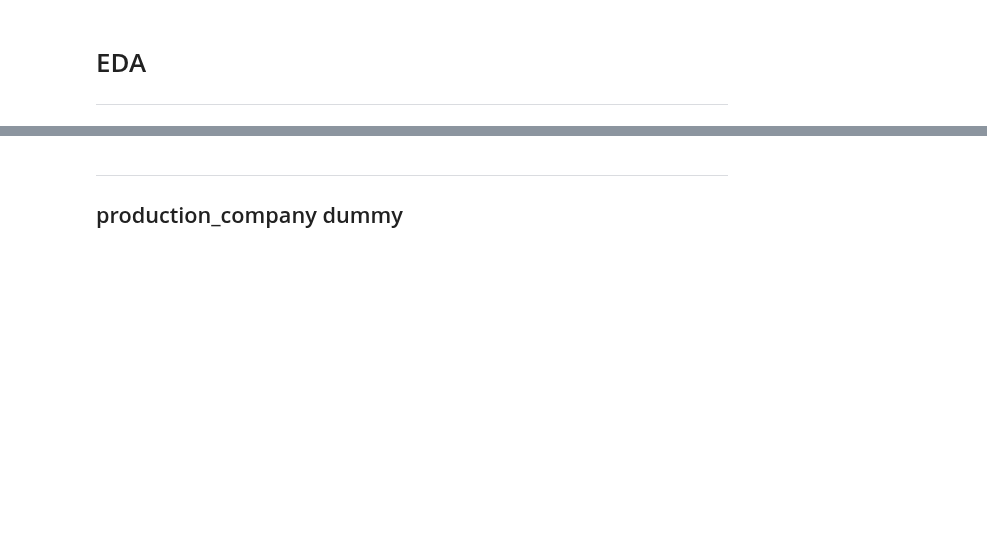
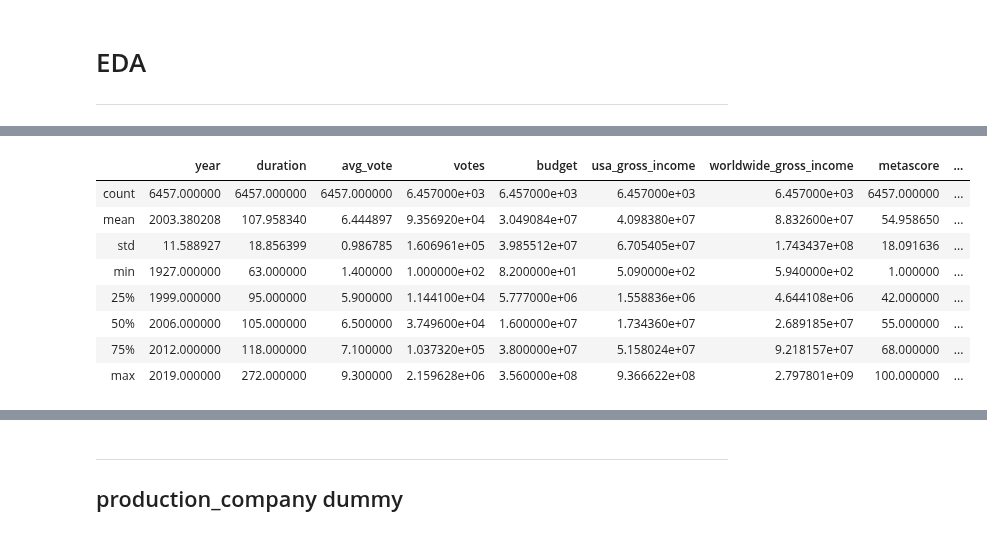
Before and after one commit to CreightonAshton/Scratchwork, a Jupyter notebook: Code/Movies/02-EDA.ipynb, the cells around one changed output, grey strips where cells are left out. Cells and saved outputs as stored; diff of their text form; code cells hidden in the pictures; blank space fills up the shorter version.

```diff
--- a/Code/Movies/02-EDA.ipynb
+++ b/Code/Movies/02-EDA.ipynb
@@ -19,0 +80,15 @@ df.head()
+# %%
+# this also appears to be an error so it'll be droped
+df.drop(index=3164, inplace=True)
+df.reset_index(drop=True, inplace=True)
+df.describe()
+# %% [output]
+|  | year | duration | avg_vote | votes | budget | usa_gross_income | worldwide_gross_income | metascore | ... |
+| count | 6457.000000 | 6457.000000 | 6457.000000 | 6.457000e+03 | 6.457000e+03 | 6.457000e+03 | 6.457000e+03 | 6457.000000 | ... |
+| mean | 2003.380208 | 107.958340 | 6.444897 | 9.356920e+04 | 3.049084e+07 | 4.098380e+07 | 8.832600e+07 | 54.958650 | ... |
+| std | 11.588927 | 18.856399 | 0.986785 | 1.606961e+05 | 3.985512e+07 | 6.705405e+07 | 1.743437e+08 | 18.091636 | ... |
+| min | 1927.000000 | 63.000000 | 1.400000 | 1.000000e+02 | 8.200000e+01 | 5.090000e+02 | 5.940000e+02 | 1.000000 | ... |
+| 25% | 1999.000000 | 95.000000 | 5.900000 | 1.144100e+04 | 5.777000e+06 | 1.558836e+06 | 4.644108e+06 | 42.000000 | ... |
+| 50% | 2006.000000 | 105.000000 | 6.500000 | 3.749600e+04 | 1.600000e+07 | 1.734360e+07 | 2.689185e+07 | 55.000000 | ... |
+| 75% | 2012.000000 | 118.000000 | 7.100000 | 1.037320e+05 | 3.800000e+07 | 5.158024e+07 | 9.218157e+07 | 68.000000 | ... |
+| max | 2019.000000 | 272.000000 | 9.300000 | 2.159628e+06 | 3.560000e+08 | 9.366622e+08 | 2.797801e+09 | 100.000000 | ... |
```
Also changed, not shown: parts of 16 cells of this notebook.
